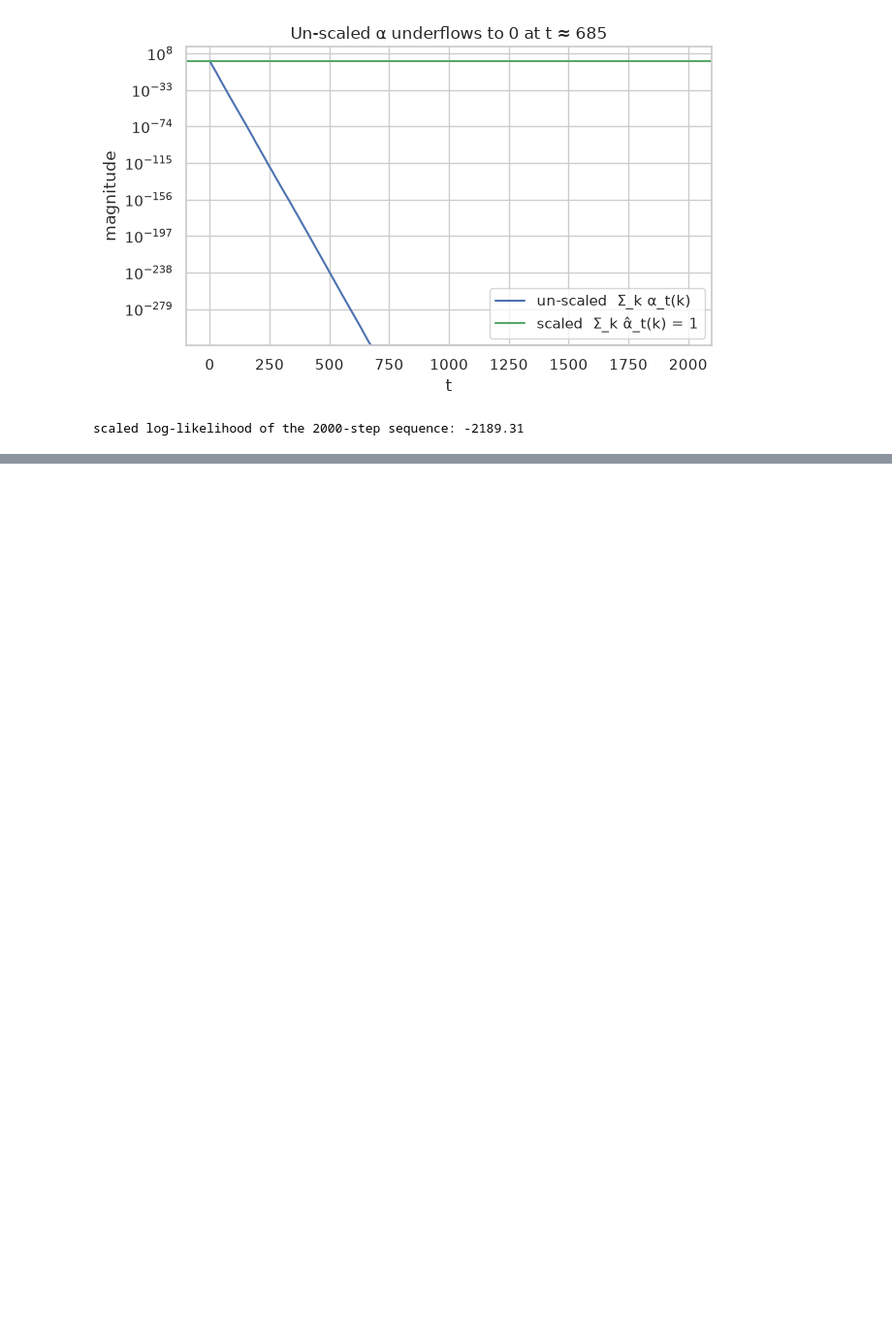
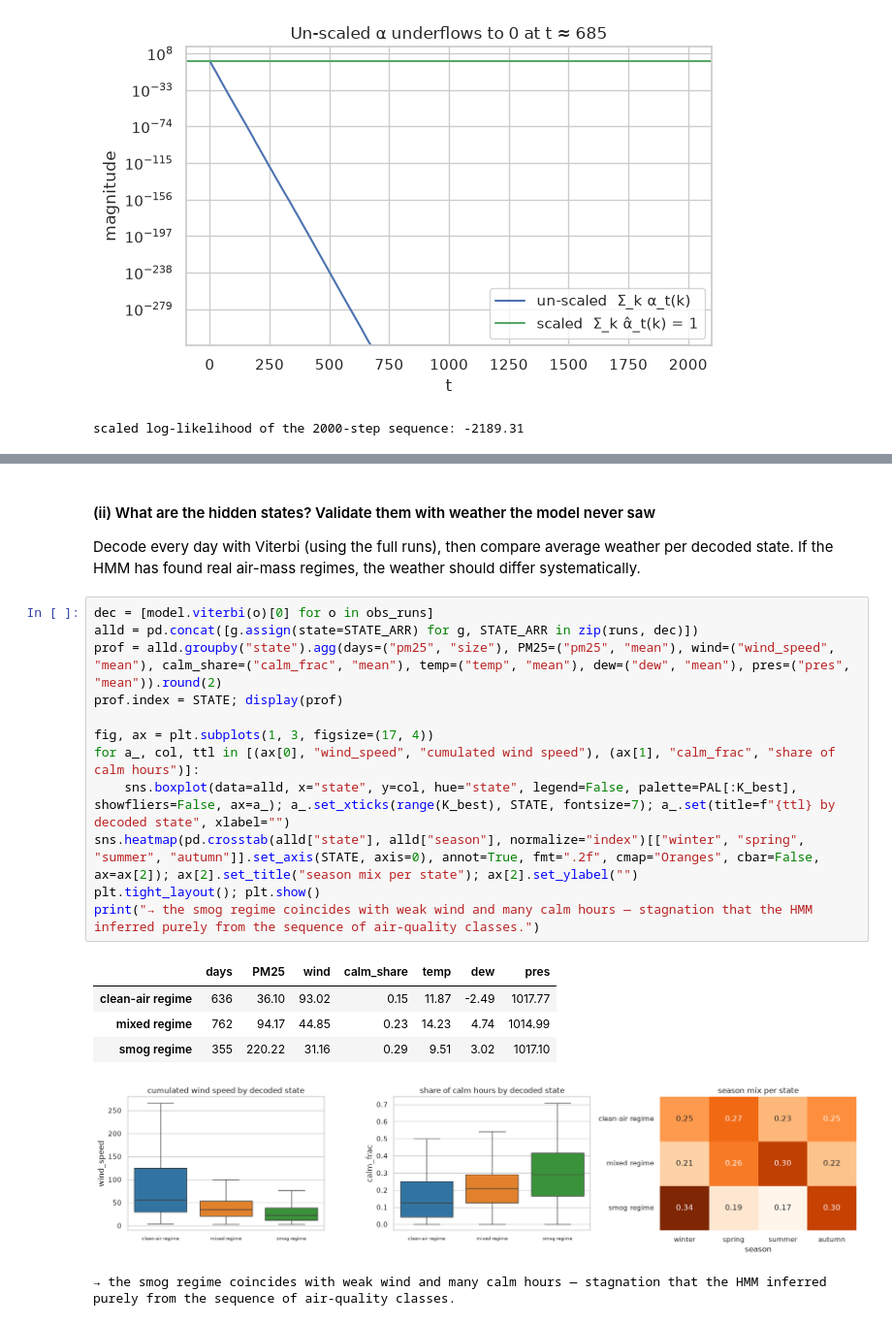
Before and after one commit to Cosmos-0118/ML-Pratice, a Jupyter notebook: Week_04_Hidden_Markov_Models.ipynb, the cells around one changed output, grey strips where cells are left out. Shown at 97% size. Cells and saved outputs as stored; diff of their text form; blank space fills up the shorter version.

```diff
--- a/Week_04_Hidden_Markov_Models.ipynb
+++ b/Week_04_Hidden_Markov_Models.ipynb
@@ -448,0 +285,22 @@ position RMSE: raw measurements 2.233   Kalman filter 1.085   RTS smoother 0.830
+# %% [markdown]
+#### (ii) What are the hidden states? Validate them with weather the model never saw
+Decode every day with Viterbi (using the full runs), then compare average weather per decoded state. If the HMM has found real air-mass regimes, the weather should differ systematically.
+# %%
+dec = [model.viterbi(o)[0] for o in obs_runs]
+alld = pd.concat([g.assign(state=STATE_ARR) for g, STATE_ARR in zip(runs, dec)])
+prof = alld.groupby("state").agg(days=("pm25", "size"), PM25=("pm25", "mean"), wind=("wind_speed", "mean"), calm_share=("calm_frac", "mean"), temp=("temp", "mean"), dew=("dew", "mean"), pres=("pres", "mean")).round(2)
+prof.index = STATE; display(prof)
+
+fig, ax = plt.subplots(1, 3, figsize=(17, 4))
+for a_, col, ttl in [(ax[0], "wind_speed", "cumulated wind speed"), (ax[1], "calm_frac", "share of calm hours")]:
+    sns.boxplot(data=alld, x="state", y=col, hue="state", legend=False, palette=PAL[:K_best], showfliers=False, ax=a_); a_.set_xticks(range(K_best), STATE, fontsize=7); a_.set(title=f"{ttl} by decoded state", xlabel="")
+sns.heatmap(pd.crosstab(alld["state"], alld["season"], normalize="index")[["winter", "spring", "summer", "autumn"]].set_axis(STATE, axis=0), annot=True, fmt=".2f", cmap="Oranges", cbar=False, ax=ax[2]); ax[2].set_title("season mix per state"); ax[2].set_ylabel("")
+plt.tight_layout(); plt.show()
+print("→ the smog regime coincides with weak wind and many calm hours — stagnation that the HMM inferred purely from the sequence of air-quality classes.")
+# %% [output]
+|  | days | PM25 | wind | calm_share | temp | dew | pres |
+| clean-air regime | 636 | 36.10 | 93.02 | 0.15 | 11.87 | -2.49 | 1017.77 |
+| mixed regime | 762 | 94.17 | 44.85 | 0.23 | 14.23 | 4.74 | 1014.99 |
+| smog regime | 355 | 220.22 | 31.16 | 0.29 | 9.51 | 3.02 | 1017.10 |
+[figure, added]
+→ the smog regime coincides with weak wind and many calm hours — stagnation that the HMM inferred purely from the sequence of air-quality classes.
```
Also changed, not shown: parts of 51 cells of this notebook, 8 other files.
